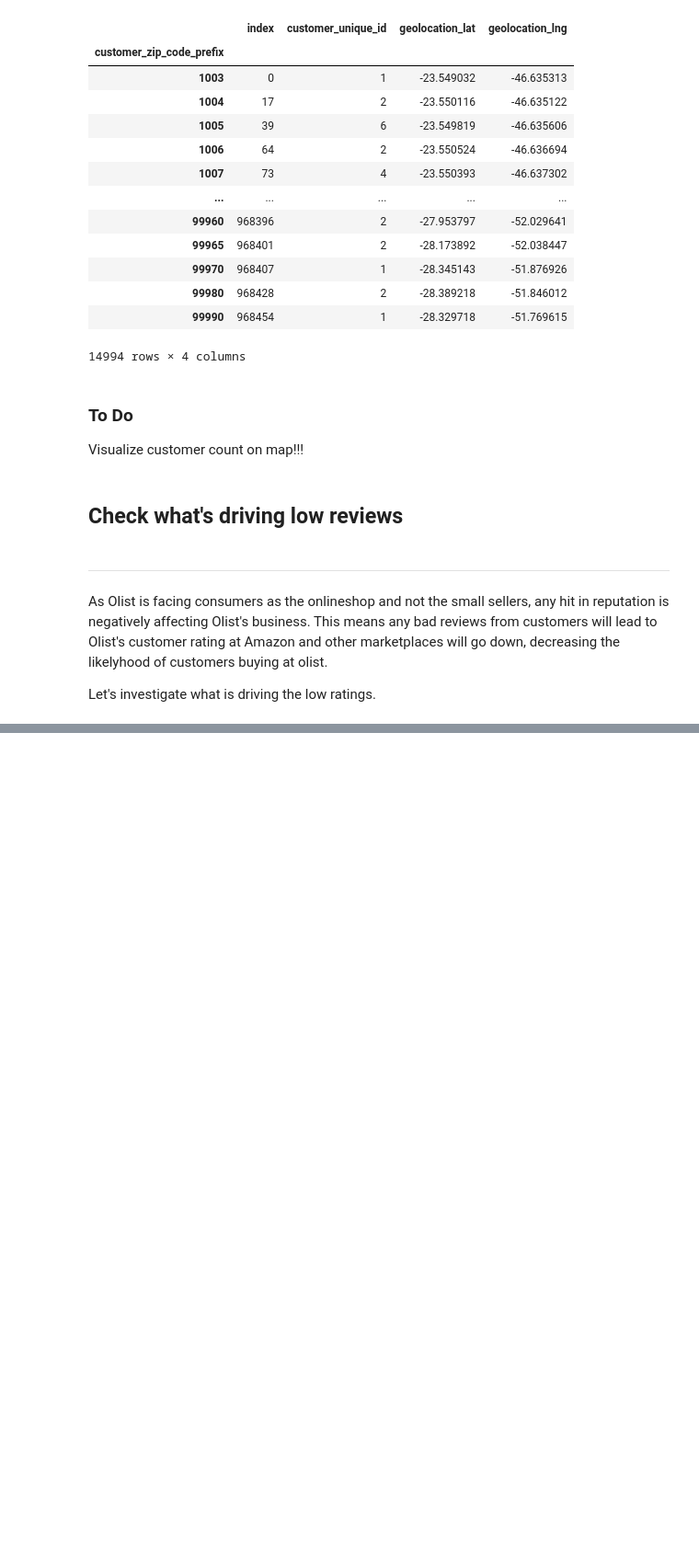
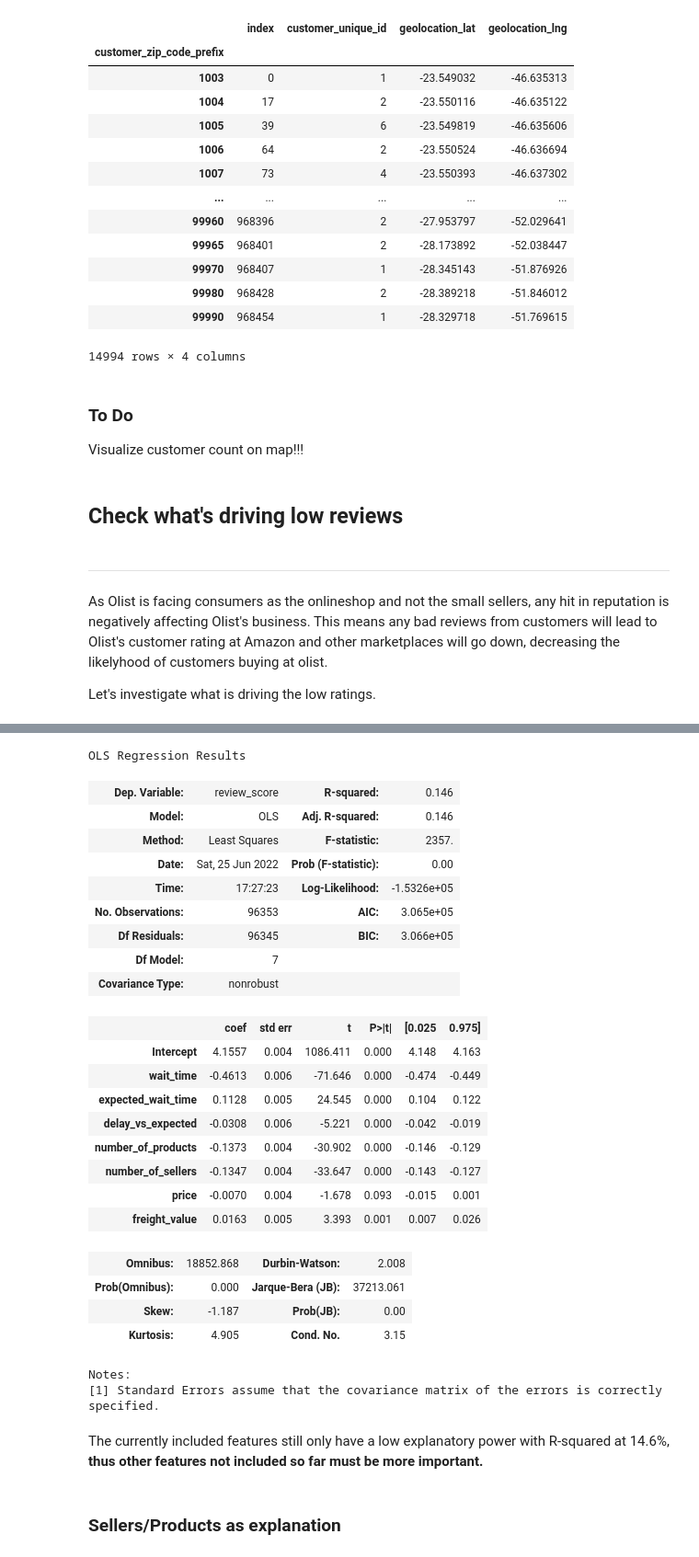
Before and after one commit to DucVanNgo/olist, a Jupyter notebook: notebooks/Data Exploration.ipynb, the cells around one changed output, grey strips where cells are left out. Shown: that part at 92% size. Saved outputs shown, nothing was run; the diff lists cells and outputs as text; code cells hidden in the pictures; blank space fills up the shorter version.

```diff
--- a/notebooks/Data Exploration.ipynb
+++ b/notebooks/Data Exploration.ipynb
@@ -281,0 +288,32 @@ orders_norm
+# %%
+smf.ols(formula = f"review_score ~ {' + '.join(features)}", data=orders_norm).fit().summary()
+# %% [output]
+OLS Regression Results
+| Dep. Variable: | review_score | R-squared: | 0.146 |
+| Model: | OLS | Adj. R-squared: | 0.146 |
+| Method: | Least Squares | F-statistic: | 2357. |
+| Date: | Sat, 25 Jun 2022 | Prob (F-statistic): | 0.00 |
+| Time: | 17:27:23 | Log-Likelihood: | -1.5326e+05 |
+| No. Observations: | 96353 | AIC: | 3.065e+05 |
+| Df Residuals: | 96345 | BIC: | 3.066e+05 |
+| Df Model: | 7 |  |  |
+| Covariance Type: | nonrobust |  |  |
+|  | coef | std err | t | P>|t| | [0.025 | 0.975] |
+| Intercept | 4.1557 | 0.004 | 1086.411 | 0.000 | 4.148 | 4.163 |
+| wait_time | -0.4613 | 0.006 | -71.646 | 0.000 | -0.474 | -0.449 |
+| expected_wait_time | 0.1128 | 0.005 | 24.545 | 0.000 | 0.104 | 0.122 |
+| delay_vs_expected | -0.0308 | 0.006 | -5.221 | 0.000 | -0.042 | -0.019 |
+| number_of_products | -0.1373 | 0.004 | -30.902 | 0.000 | -0.146 | -0.129 |
+| number_of_sellers | -0.1347 | 0.004 | -33.647 | 0.000 | -0.143 | -0.127 |
+| price | -0.0070 | 0.004 | -1.678 | 0.093 | -0.015 | 0.001 |
+| freight_value | 0.0163 | 0.005 | 3.393 | 0.001 | 0.007 | 0.026 |
+| Omnibus: | 18852.868 | Durbin-Watson: | 2.008 |
+| Prob(Omnibus): | 0.000 | Jarque-Bera (JB): | 37213.061 |
+| Skew: | -1.187 | Prob(JB): | 0.00 |
+| Kurtosis: | 4.905 | Cond. No. | 3.15 |
+Notes:
+[1] Standard Errors assume that the covariance matrix of the errors is correctly specified.
+# %% [markdown]
+The currently included features still only have a low explanatory power with R-squared at 14.6%, <b>thus other features not included so far must be more important.</b>
+# %% [markdown]
+### Sellers/Products as explanation
```
Also changed, not shown: parts of 34 cells of this notebook.
